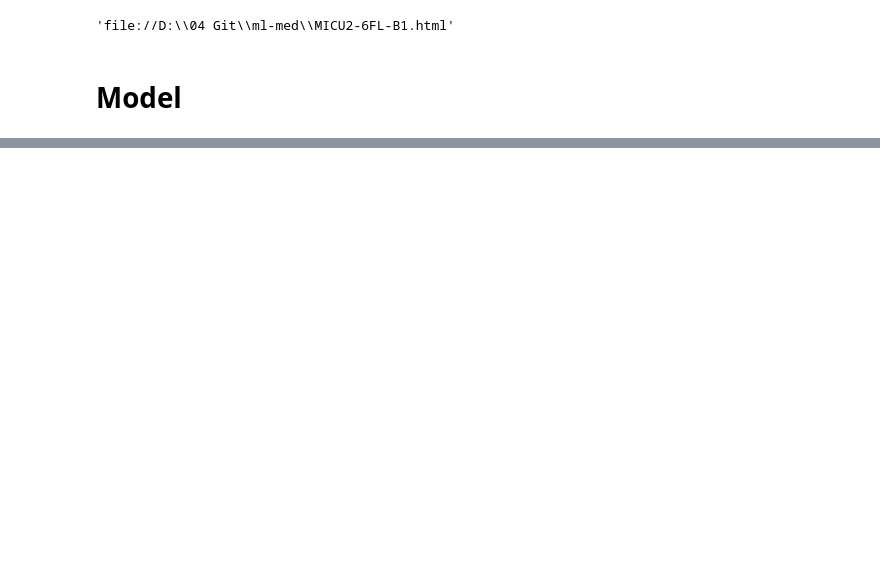
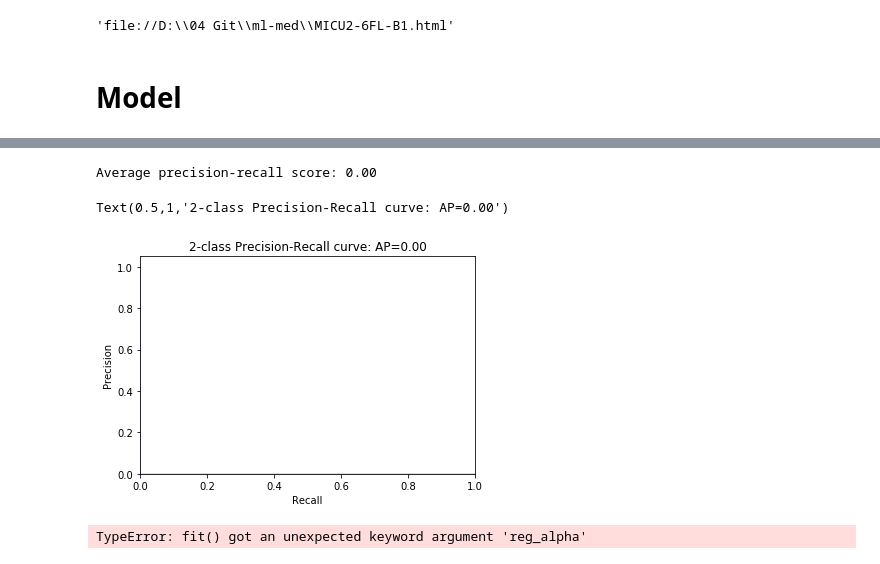
Before and after one commit to fooljames/ml-med, a Jupyter notebook: 2018.01.21.ipynb, the cells around one changed output, grey strips where cells are left out. Saved outputs shown, nothing was run; the diff lists cells and outputs as text; code cells hidden in the pictures; blank space fills up the shorter version.

```diff
--- a/2018.01.21.ipynb
+++ b/2018.01.21.ipynb
@@ -266,0 +663,66 @@ from imblearn.under_sampling import RandomUnderSampler
+# %%
+from sklearn.metrics import average_precision_score
+average_precision = average_precision_score(y_test, prediction)
+
+print('Average precision-recall score: {0:0.2f}'.format(
+      average_precision))
+
+
+from sklearn.metrics import precision_recall_curve
+import matplotlib.pyplot as plt
+
+precision, recall, _ = precision_recall_curve(y_test, prediction)
+
+plt.step(recall, precision, color='b', alpha=0.2,
+         where='post')
+plt.fill_between(recall, precision, step='post', alpha=0.2,
+                 color='b')
+
+plt.xlabel('Recall')
+plt.ylabel('Precision')
+plt.ylim([0.0, 1.05])
+plt.xlim([0.0, 1.0])
+plt.title('2-class Precision-Recall curve: AP={0:0.2f}'.format(
+          average_precision))
+# %% [output]
+Average precision-recall score: 0.00
+Text(0.5,1,'2-class Precision-Recall curve: AP=0.00')
+[figure, added]
+# %%
+path = 'D:/02 Git/ml-med'
+undersamp_ratio = 0.1
+num_round = 10
+
+x_train = train_data[features].as_matrix()
+y_train = train_data['y_flag'].as_matrix()
+x_test = test_data[features].as_matrix()
+y_test = test_data['y_flag'].as_matrix()
+
+
+def under_sampling(labels, p):
+    negative_idx = np.random.choice(np.where(labels == 0)[0], size=int(len(labels)*p), replace=False)
+    positive_idx = np.where(labels==1)[0]
+    return np.concatenate([negative_idx, positive_idx])
+
+resampled_idx = under_sampling(y_train, undersamp_ratio)
+x_resampled, y_resampled = x_train[resampled_idx], y_train[resampled_idx]
+
+
+seed = 42
+early_stop = 10
+
+Model = XGBClassifier()
+eval_set = [(x_train, y_train), (x_test, y_test)]
+(Model.fit(x_resampled, y_resampled, early_stopping_rounds = early_stop
+           , eval_metric = ["auc"], eval_set = eval_set, verbose = True, reg_alpha = 0.1))
+print(Model)
+y_pred = Model.predict(x_test)
+prediction = [round(value) for value in y_pred]
+accuracy = accuracy_score(y_test, prediction)
+print("Accuracy: %.2f%%" %(accuracy * 100.0))
+
+results = Model.evals_result()
+epochs = len(results['validation_0']['auc'])
+pickle.dump(Model, open(path + '/Model.model', 'wb'))
+# %% [output]
+TypeError: fit() got an unexpected keyword argument 'reg_alpha'
```
Also changed, not shown: parts of 68 cells of this notebook.
